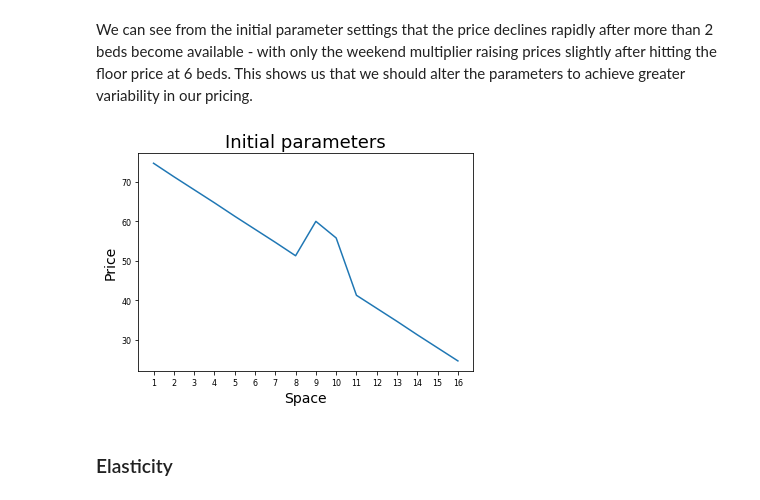
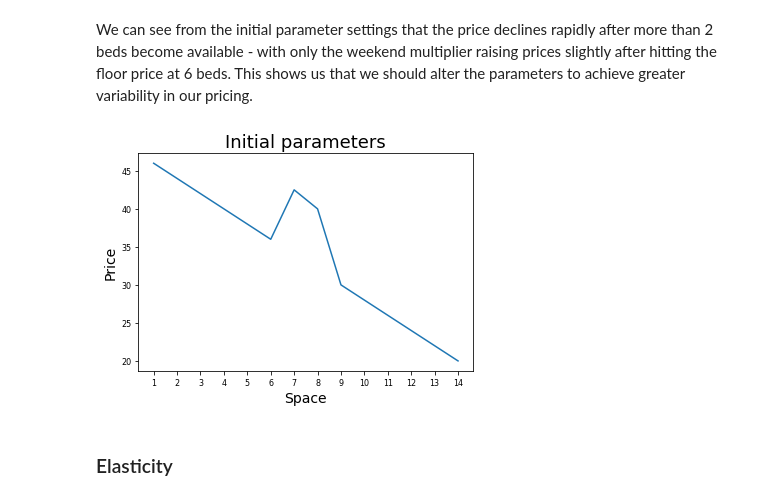
Before and after one commit to jcarterlab/SJ-Price-Algorithm, a Jupyter notebook: SJ-price-algorithm.ipynb, the cells around one changed output. Cells and saved outputs as stored; diff of their text form; code cells hidden in the pictures.

```diff
--- a/SJ-price-algorithm.ipynb
+++ b/SJ-price-algorithm.ipynb
@@ -165,36 +181,39 @@ def params_plot(var, title, color, decimal=1):
 We can see from the initial parameter settings that the price declines rapidly after more than 2 beds become available - with only the weekend multiplier raising prices slightly after hitting the floor price at 6 beds. This shows us that we should alter the parameters to achieve greater variability in our pricing.
 # %%
 # space (beds left over a 2 week period)
-S = range(1,19)
+S = range(1,29)
 
 # day (whether a weekend or not)
-D = ['Sunday', 'Monday', 'Tuesday', 'Wednesday'] * 2 + ['Friday', 'Saturday'] +  ['Sunday', 'Monday', 'Tuesday', 'Wednesday'] * 2
+D = ['Sunday', 'Monday', 'Tuesday'] * 2 + ['Friday', 'Saturday'] +  ['Sunday', 'Monday', 'Tuesday'] * 2
 
 # capacity (total beds available)
 C = 24
 
 # base price (can be thought of as an average)
 B = 40
 
 # elasticity (with 1 as the average)
 E = 1.2
 
+# number of days in the future to include
+N = 0
+
 # importance of each additonal day compared to the previous
-T = 1
+T = 0.75
 
 # weekend multiplier
 W = 1.25
 
 # floor rate (the lowest possible multilier of the base price)
 F = 0.5
 
 # calculate prices based on initial params
-prices = calc_prices(S, D, C, B, E, T, W, F)
+prices = calc_prices(S, D, C, B, E, N, T, W, F)
 
 # visualize the results
 line_plot(prices, title='Initial parameters')
 # %% [output]
-[figure, old version]
+[figure, new version]
 # %% [markdown]
 ### Elasticity
 # %% [markdown]
```
Also changed, not shown: parts of 34 cells of this notebook.
